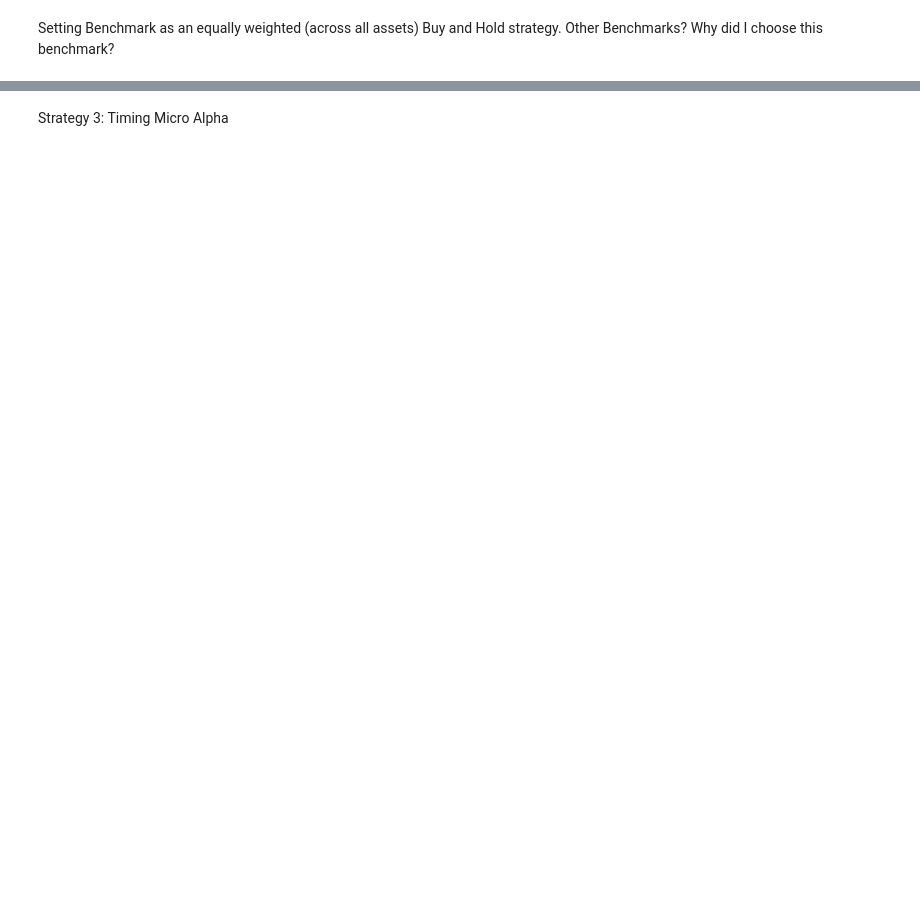
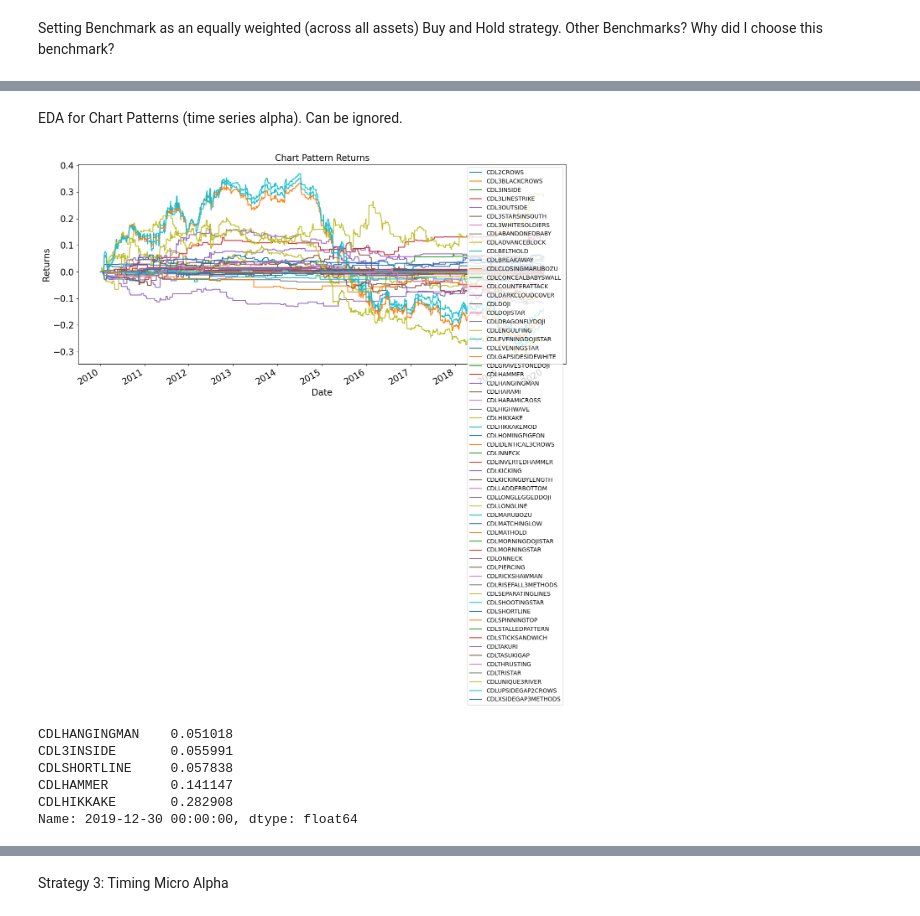
Before and after one commit to saumyajain1/Trading_Alphas_Capstone, a Jupyter notebook: Trading_Alphas_Capstone.ipynb, the cells around one changed output, grey strips where cells are left out. Cells and saved outputs as stored; diff of their text form; code cells hidden in the pictures; blank space fills up the shorter version.

```diff
--- a/Trading_Alphas_Capstone.ipynb
+++ b/Trading_Alphas_Capstone.ipynb
@@ -232,0 +236,59 @@ Strategy 1: Time-series Micro Alpha
+# %% [markdown]
+EDA for Chart Patterns (time series alpha). Can be ignored.
+# %%
+mean_ohlcv = train_data.pct_change().groupby(level=0, axis=1).mean()
+
+signals = {}
+
+# Looping through all TA-Lib functions
+for attr in dir(talib):
+
+    # Extraction of chart-pattern functions
+    if attr[:3] == 'CDL':
+
+        # Calculation of signals for each chart pattern
+        res = getattr(talib, attr)(mean_ohlcv.Open, mean_ohlcv.High, mean_ohlcv.Low, mean_ohlcv.Close)
+
+        # Appending each signal vector to the signals dict
+        signals[attr] = res
+
+# Dataframe to store backtest results
+backtest_results = pd.DataFrame()
+
+# Looping through the signals for each chart pattern
+for pattern in signals:
+
+    # Running the backtest for each chart pattern
+    # Signals are -100 and +100, normalise with factor 0.01
+    backtest = (0.01*signals[pattern] *
+                mean_ohlcv.Close.shift(-1)).cumsum()
+
+    backtest_results[pattern] = backtest
+
+    # Plotting the backtest for chart pattern
+    ax = backtest.plot(figsize=[15, 7], fontsize=15, legend=False, label=pattern)
+
+    # Set the title and labels
+    ax.set_ylabel('Returns', fontdict={'fontsize': 15})
+    ax.set_xlabel('Date', fontdict={'fontsize': 15})
+    ax.set_title('Chart Pattern Returns', fontdict={'fontsize': 15})
+plt.legend()
+plt.show()
+
+backtest_results.iloc[-2].sort_values().tail()
+# backtest_results.iloc[-2].sort_values().tail()
+
+# CDLLONGLINE          -0.256436
+# CDLBELTHOLD          -0.177938
+# CDLCLOSINGMARUBOZU   -0.169099
+# CDLSHORTLINE     0.057838
+# CDLHAMMER        0.141147
+# CDLHIKKAKE       0.282908
+# %% [output]
+[figure, added]
+CDLHANGINGMAN    0.051018
+CDL3INSIDE       0.055991
+CDLSHORTLINE     0.057838
+CDLHAMMER        0.141147
+CDLHIKKAKE       0.282908
+Name: 2019-12-30 00:00:00, dtype: float64
```
Also changed, not shown: parts of 16 cells of this notebook.
